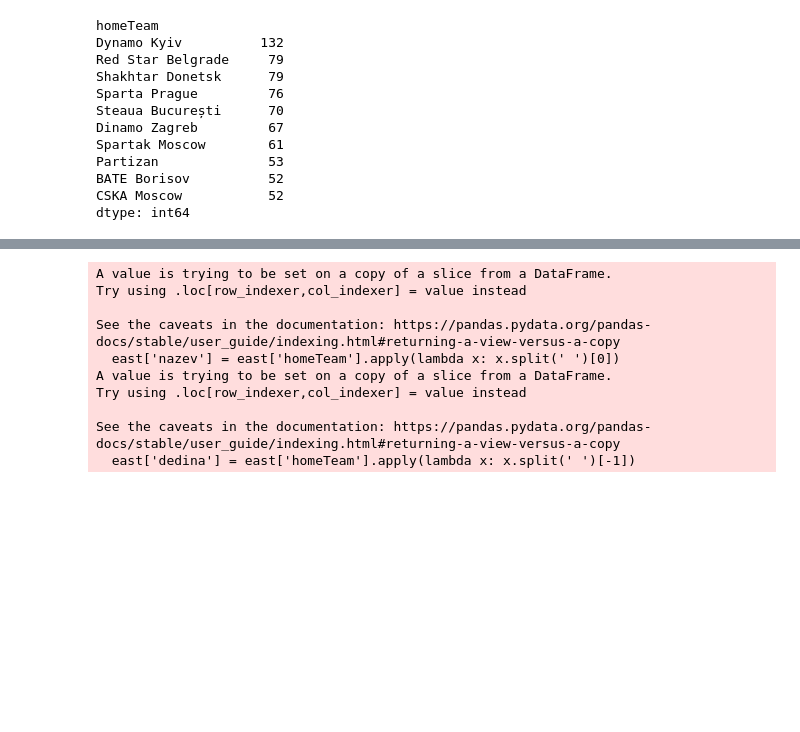
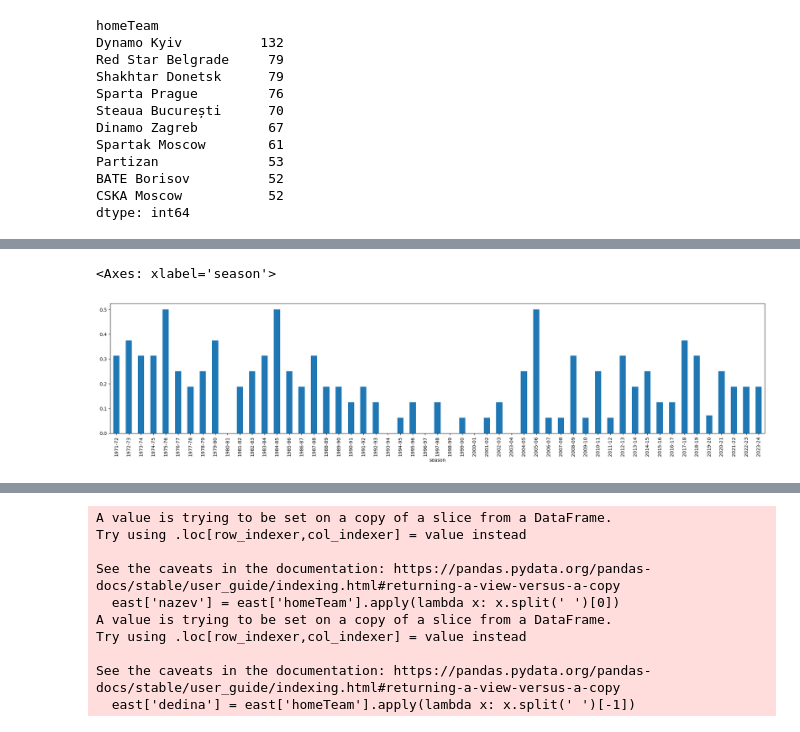
Before and after one commit to DataRozhlas/evropske-pohary, a Jupyter notebook: 102_EE_second_take.ipynb, the cells around one changed output, grey strips where cells are left out. Cells and saved outputs as stored; diff of their text form; code cells hidden in the pictures; blank space fills up the shorter version.

```diff
--- a/102_EE_second_take.ipynb
+++ b/102_EE_second_take.ipynb
@@ -245,0 +308,5 @@ east.groupby('homeTeam').size().nlargest(10000).index.to_list()
+# %%
+pd.Series(east[(east['competition'] == 'EL') & (east['remaining_teams_count'] <= 16)].groupby('season')['homeTeam'].nunique() / df[(df['competition'] == 'EL') & (df['remaining_teams_count'] <= 16)].groupby('season')['homeTeam'].nunique()).plot.bar(figsize=(25,5))
+# %% [output]
+<Axes: xlabel='season'>
+[figure, added]
```
Also changed, not shown: parts of 81 cells of this notebook, 9 other files.
